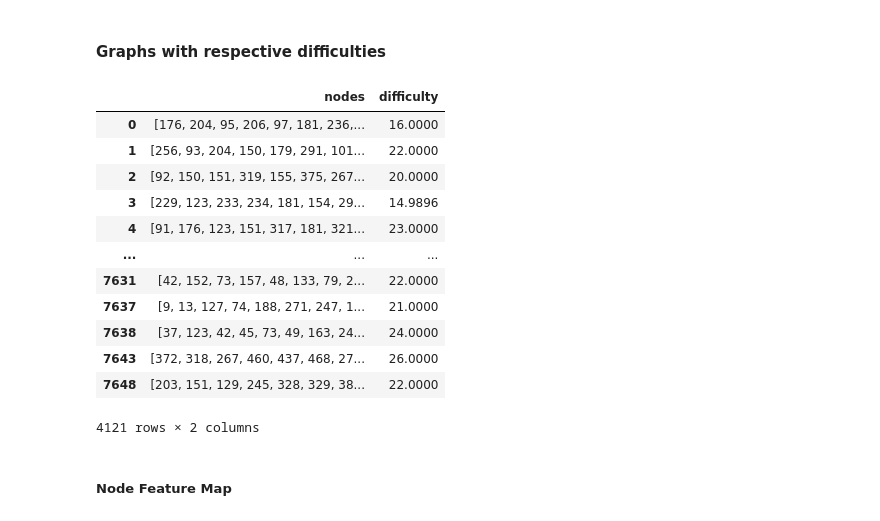
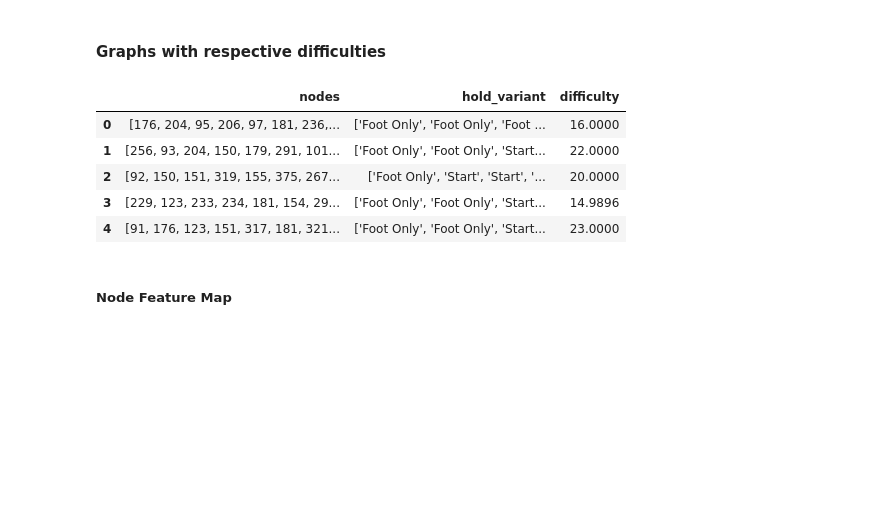
Before and after one commit to TomPlt/KilterBot, a Jupyter notebook: eda.ipynb, the cells around one changed output. Cells and saved outputs as stored; diff of their text form; code cells hidden in the pictures; blank space fills up the shorter version.

```diff
--- a/eda.ipynb
+++ b/eda.ipynb
@@ -169,7 +247,7 @@ df_nodes['hold_type'] = df_nodes['name'].apply(lambda x: x.split('_')[0])
 # %% [markdown]
 Lets create the node feature matrix as well as the graph matrix
 # %%
-df_train = df_climbs[['uuid', 'coordinates']].copy()
+df_train = df_climbs[['uuid', 'coordinates', 'hold_type']].copy()
 def get_index(coords):
     df_filtered = df_nodes.loc[(df_nodes.x == coords[0]) & (df_nodes.y == coords[1])]
     if not df_filtered.empty:
@@ -200,19 +278,14 @@ There are a total of 4121 climbs in the dataset after removing climbs with missi
 ### GNN Input Data
 # %% [markdown]
 #### Graphs with respective difficulties
-# %%
-df_train[['nodes', 'difficulty']]
-# %% [output]
-|  | nodes | difficulty |
-| 0 | [176, 204, 95, 206, 97, 181, 236,... | 16.0000 |
-| 1 | [256, 93, 204, 150, 179, 291, 101... | 22.0000 |
-| 2 | [92, 150, 151, 319, 155, 375, 267... | 20.0000 |
-| 3 | [229, 123, 233, 234, 181, 154, 29... | 14.9896 |
-| 4 | [91, 176, 123, 151, 317, 181, 321... | 23.0000 |
-| ... | ... | ... |
-| 7631 | [42, 152, 73, 157, 48, 133, 79, 2... | 22.0000 |
-| 7637 | [9, 13, 127, 74, 188, 271, 247, 1... | 21.0000 |
-| 7638 | [37, 123, 42, 45, 73, 49, 163, 24... | 24.0000 |
-| 7643 | [372, 318, 267, 460, 437, 468, 27... | 26.0000 |
-| 7648 | [203, 151, 129, 245, 328, 329, 38... | 22.0000 |
-4121 rows × 2 columns
+# %%
+df_train['hold_variant'] = df_train['hold_type']
+df_train = df_train.drop(columns=['hold_type'])
+df_train[['nodes', 'hold_variant', 'difficulty']].head()
+# %% [output]
+|  | nodes | hold_variant | difficulty |
+| 0 | [176, 204, 95, 206, 97, 181, 236,... | ['Foot Only', 'Foot Only', 'Foot ... | 16.0000 |
+| 1 | [256, 93, 204, 150, 179, 291, 101... | ['Foot Only', 'Foot Only', 'Start... | 22.0000 |
+| 2 | [92, 150, 151, 319, 155, 375, 267... | ['Foot Only', 'Start', 'Start', '... | 20.0000 |
+| 3 | [229, 123, 233, 234, 181, 154, 29... | ['Foot Only', 'Foot Only', 'Start... | 14.9896 |
+| 4 | [91, 176, 123, 151, 317, 181, 321... | ['Foot Only', 'Foot Only', 'Start... | 23.0000 |
```
Also changed, not shown: parts of 6 cells of this notebook, 2 other files.
